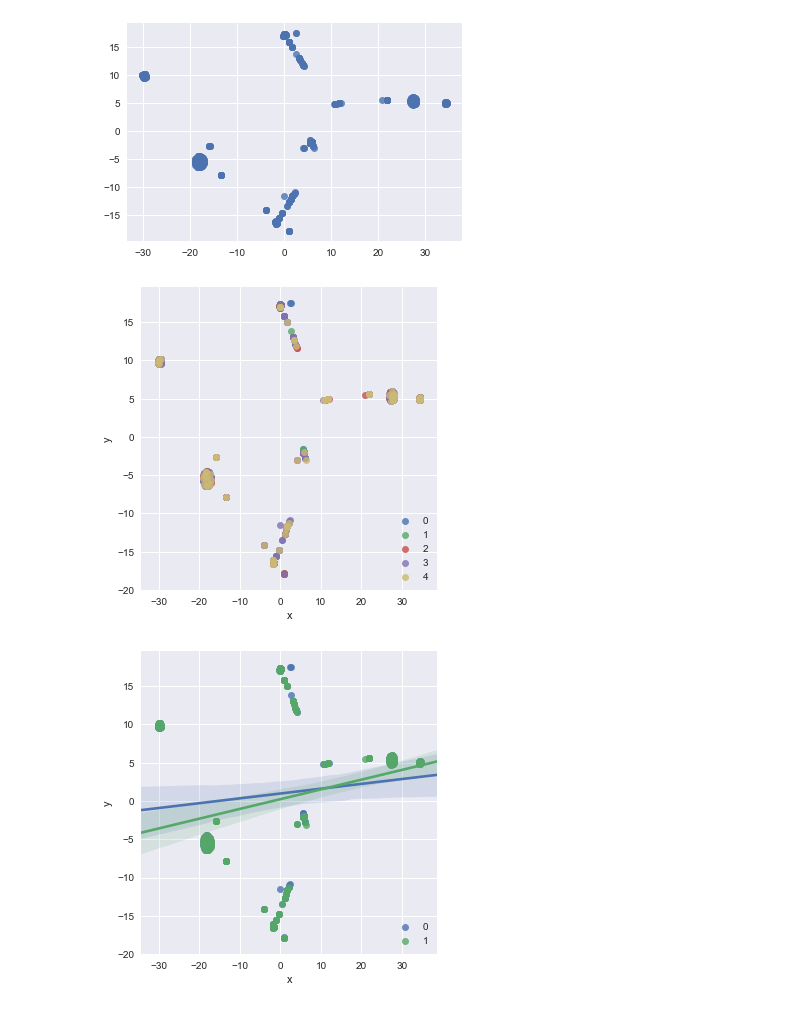
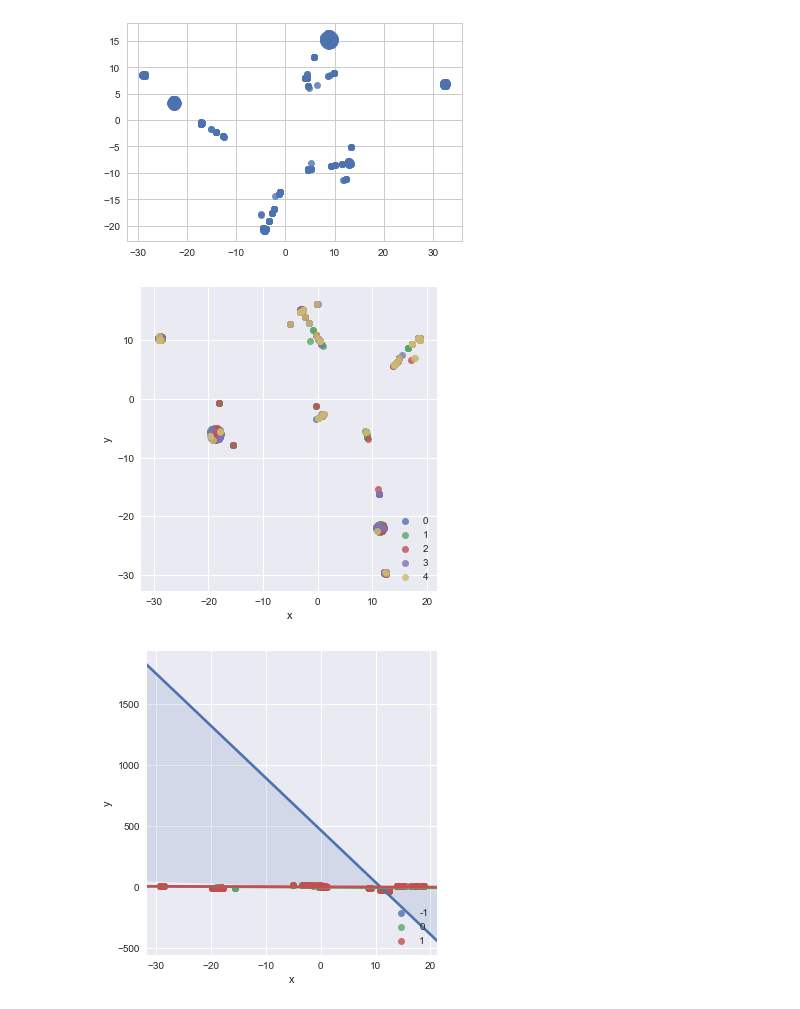
Before and after one commit to svnnynior/thevoiceth, a Jupyter notebook: public/data/clustering.ipynb, the cells around one changed output. Saved outputs shown, nothing was run; the diff lists cells and outputs as text; code cells hidden in the pictures.

```diff
--- a/public/data/clustering.ipynb
+++ b/public/data/clustering.ipynb
@@ -8,7 +8,7 @@ sns.set(color_codes=True)
 
 from sklearn.manifold import TSNE
 # %%
-data = pd.read_excel('all_excel.xlsx')
+data = pd.read_excel('all_excel_fixed.xlsx')
 # %%
 df = data.drop(['contender', 'address', 'song'], axis=1)
 # %%
@@ -26,10 +26,10 @@ genre_dict = {
     'Country':4,
     'Jazz':5,
     'R&B':6,
-    'Soul':7,
-    'Acoustic':8,
-    'Hip-Hop':9,
-    'Blues':10
+    'Soul':5,
+    'Acoustic':4,
+    'Hip-Hop':3,
+    'Blues':5
 }
 
 language_dict = {
@@ -47,11 +47,17 @@ age_dict = {
     '>30':3,
 }
 # %%
+def ageClassify(age):
+    if age < 20: return '<20'
+    elif age <= 40: return '20-40'
+    else: return '>40'
+
 df['sexuality'] = df['sexuality'].apply(lambda x: sexuality_dict[x])
 df['genre'] = df['genre'].apply(lambda x: genre_dict[x])
 df['language'] = df['language'].apply(lambda x: language_dict[x])
+df['age'] = df['age'].apply(lambda x: ageClassify(x))
 # %%
-df["num_coach"] = df.apply(lambda row: row[4] + row[5] + row[6] + row[7] + row[8] + row[9], axis = 1) # lambda function to check if they match. row.name gets the index
+# df["num_coach"] = df.apply(lambda row: row[4] + row[5] + row[6] + row[7] + row[8] + row[9], axis = 1) # lambda function to check if they match. row.name gets the index
 # %%
 data_train = df[['sexuality', 'genre', 'language']]
 np_data_train = data_train.values
@@ -67,24 +73,24 @@ embedded_df = pd.DataFrame({'x':x_tsne, 'y':y_tsne})
 sns.regplot(x=x_tsne, y=y_tsne, fit_reg=False)
 plt.show()
 # %% [output]
-[figure, old version]
+[figure, new version]
 # %%
 embedded_df = pd.DataFrame({'x':x_tsne, 'y':y_tsne})
 # %%
 concat_tsne_df = pd.concat([df,embedded_df],axis=1)
 # %%
-sns.lmplot( x="x", y="y", data=concat_tsne_df, fit_reg=False, hue='num_coach', legend=False)
+sns.lmplot( x="x", y="y", data=concat_tsne_df, fit_reg=False, hue='num_coach_sel', legend=False)
 plt.legend(loc='lower right')
 plt.show()
 # %% [output]
-[figure, old version]
+[figure, new version]
 # %%
 sns.lmplot( x="x", y="y", data=concat_tsne_df, fit_reg=True, hue='Joey', legend=False)
 # Move the legend to an empty part of the plot
 plt.legend(loc='lower right')
 plt.show()
 # %% [output]
-[figure, old version]
+[figure, new version]
 # %%
 sns.lmplot( x="x", y="y", data=concat_tsne_df, fit_reg=True, hue='Kim', legend=False)
 # Move the legend to an empty part of the plot
```
Also changed, not shown: parts of 40 cells of this notebook, 7 other files.
